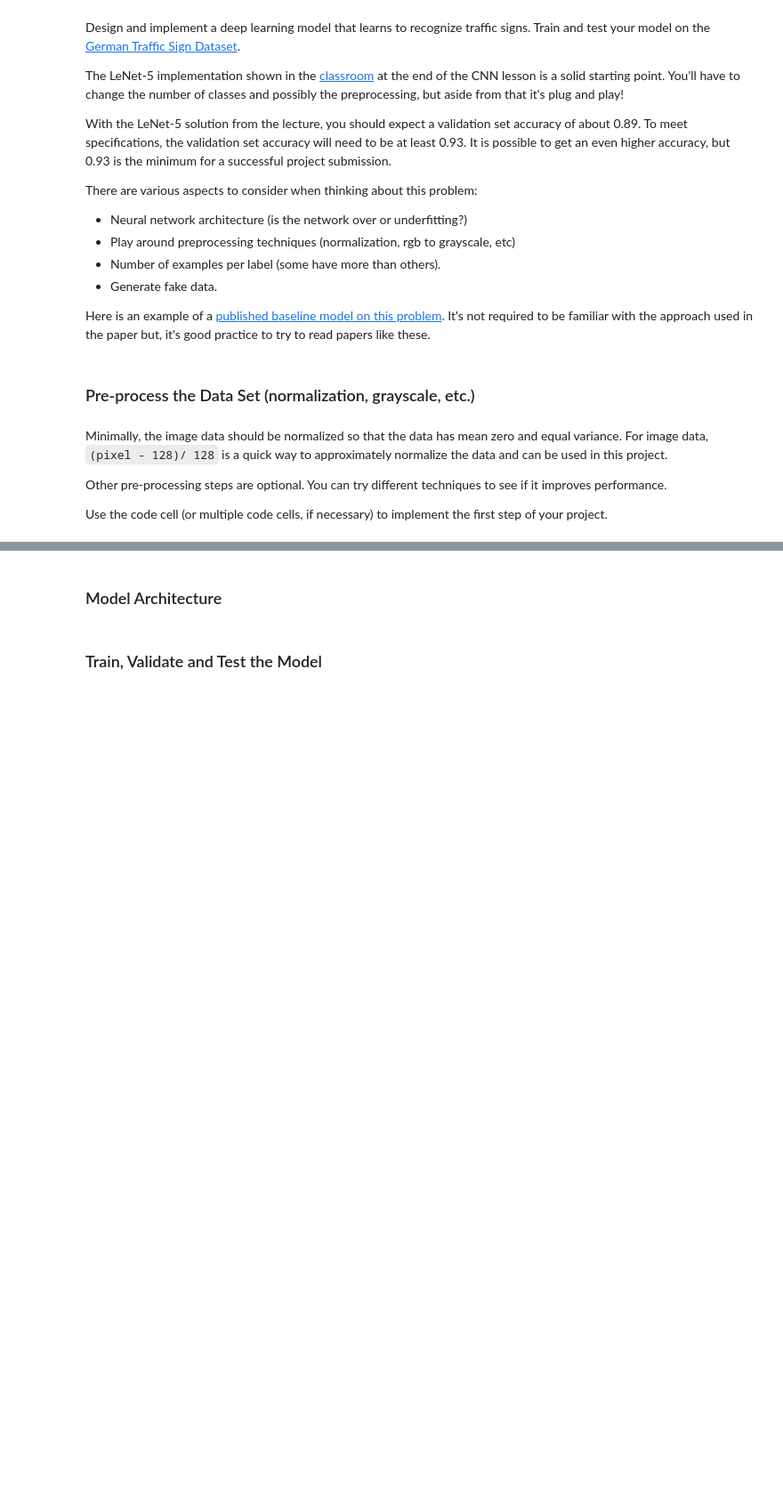
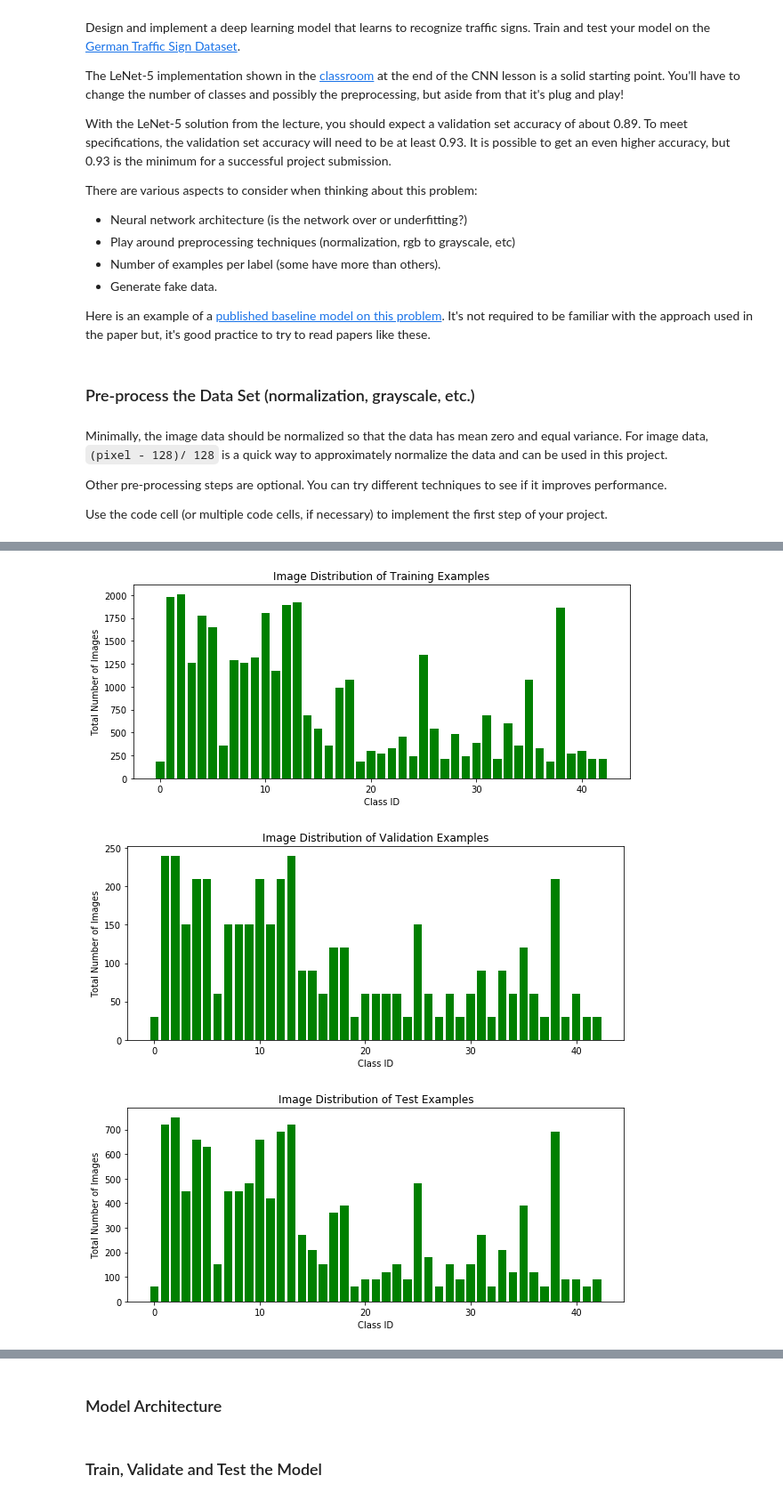
Before and after one commit to vitaliAI/CarND-German-Traffic-Sign-Classifier-Project, a Jupyter notebook: Traffic_Sign_Classifier.ipynb, the cells around one changed output, grey strips where cells are left out. Shown at 89% size. Drawn from its saved outputs; the diff is of its cells as text; code cells hidden in the pictures; blank space fills up the shorter version.

```diff
--- a/Traffic_Sign_Classifier.ipynb
+++ b/Traffic_Sign_Classifier.ipynb
@@ -130,0 +174,20 @@ Use the code cell (or multiple code cells, if necessary) to implement the first
+# %%
+def image_distribution(class_labels, text):
+    plt.figure(figsize=(10, 4))
+    examples_per_class = np.bincount(class_labels)
+    num_classes = len(examples_per_class)
+    plt.bar(np.arange(num_classes), examples_per_class, 0.8, color='g', label='Inputs per class')
+    #plt.plot(np.arange(num_classes), examples_per_class)
+    #plt.plot(np.arange(num_classes), examples_per_class,'-o')
+    plt.xlabel('Class ID')
+    plt.ylabel('Total Number of Images')
+    plt.title(text)
+    plt.show()
+
+image_distribution(y_train, 'Image Distribution of Training Examples')
+image_distribution(y_valid, 'Image Distribution of Validation Examples')
+image_distribution(y_test, 'Image Distribution of Test Examples')
+# %% [output]
+[figure, added]
+[figure, added]
+[figure, added]
```
Also changed, not shown: parts of 22 cells of this notebook, 13 other files.
